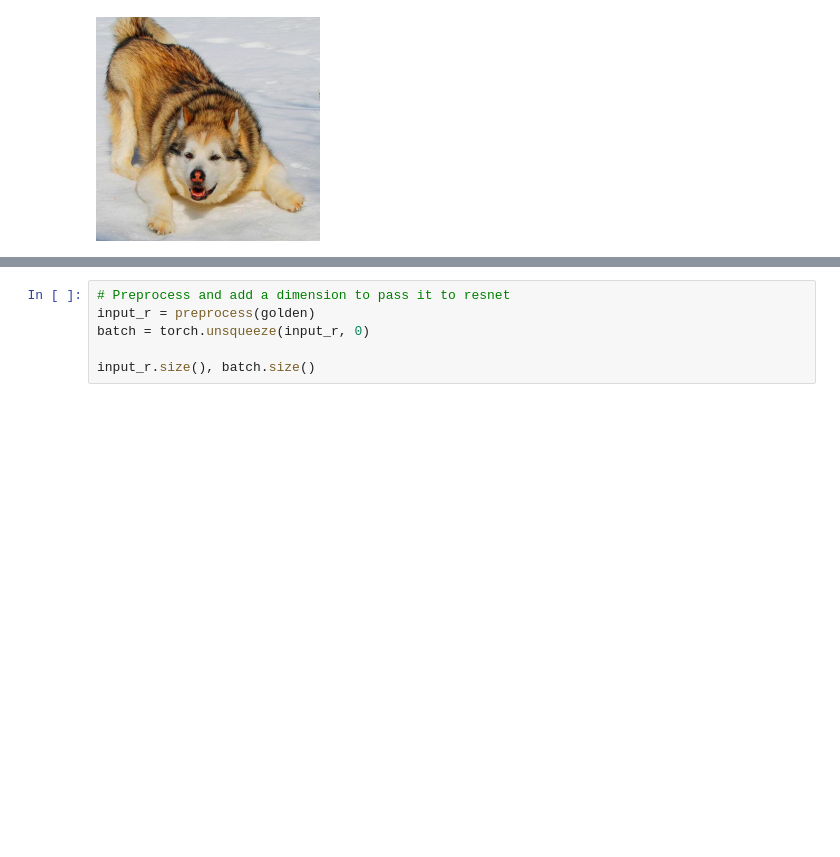
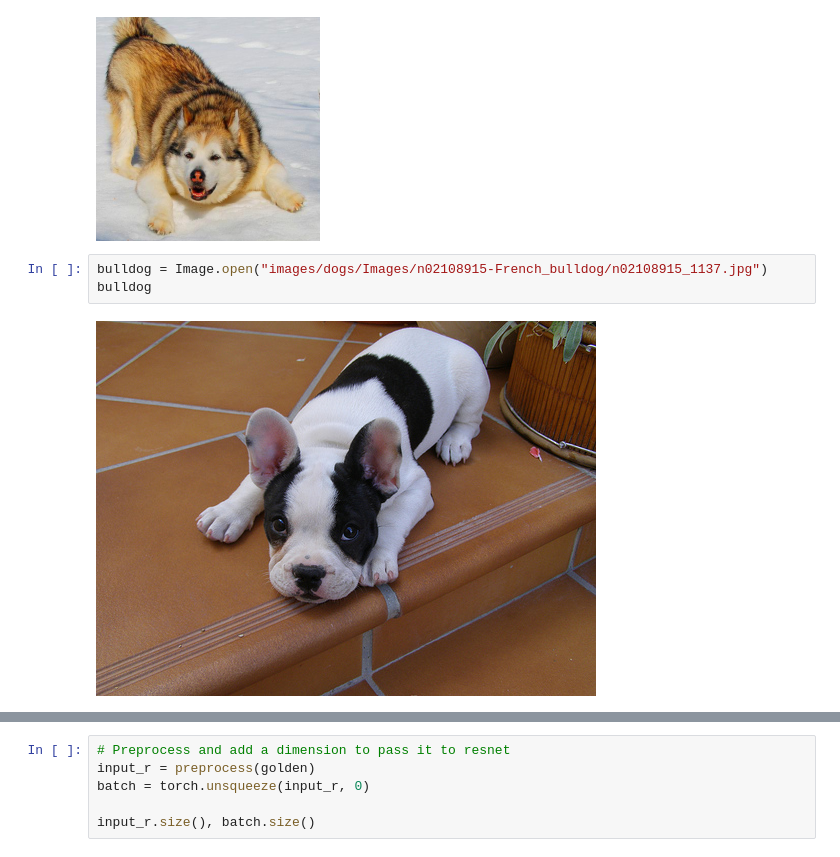
Before and after one commit to RobStelling/flambeau, a Jupyter notebook: Resnet.ipynb, the cells around one changed output, grey strips where cells are left out. Saved outputs shown, nothing was run; the diff lists cells and outputs as text; blank space fills up the shorter version.

Commit message:
French bulldog puppy

```diff
--- a/Resnet.ipynb
+++ b/Resnet.ipynb
@@ -115,3 +115,8 @@ malamute
 resizeCrop(malamute)
 # %% [output]
 [figure]
+# %%
+bulldog = Image.open("images/dogs/Images/n02108915-French_bulldog/n02108915_1137.jpg")
+bulldog
+# %% [output]
+[figure, added]
```
Also changed, not shown: parts of 2 cells of this notebook, 1 other file.
